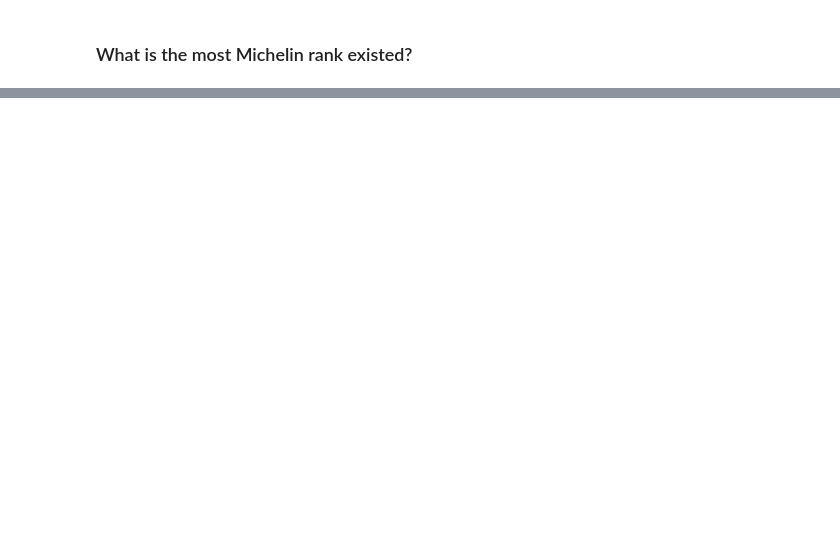
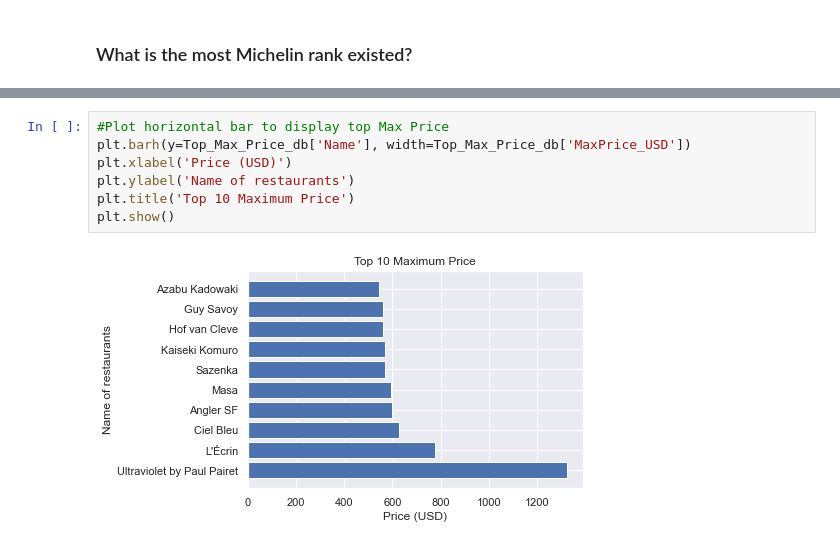
Before and after one commit to LeonTran29/Michelin_Guide_Restaurants_2021_EDA, a Jupyter notebook: Michelin_GR_2021_EDA.ipynb, the cells around one changed output, grey strips where cells are left out. Drawn from its saved outputs; the diff is of its cells as text; blank space fills up the shorter version.

```diff
--- a/Michelin_GR_2021_EDA.ipynb
+++ b/Michelin_GR_2021_EDA.ipynb
@@ -257,0 +349,9 @@ sns.violinplot(x = )
+# %%
+#Plot horizontal bar to display top Max Price
+plt.barh(y=Top_Max_Price_db['Name'], width=Top_Max_Price_db['MaxPrice_USD'])
+plt.xlabel('Price (USD)')
+plt.ylabel('Name of restaurants')
+plt.title('Top 10 Maximum Price')
+plt.show()
+# %% [output]
+[figure, added]
```
Also changed, not shown: parts of 14 cells of this notebook.
